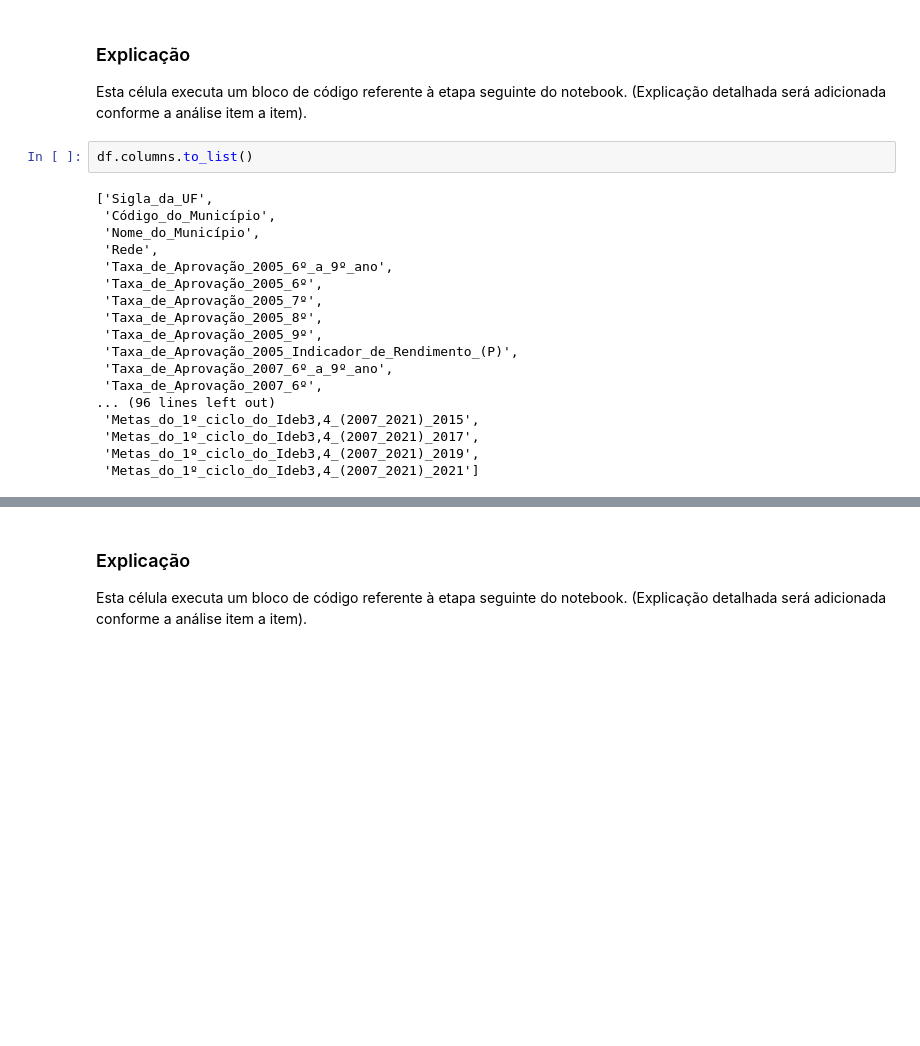
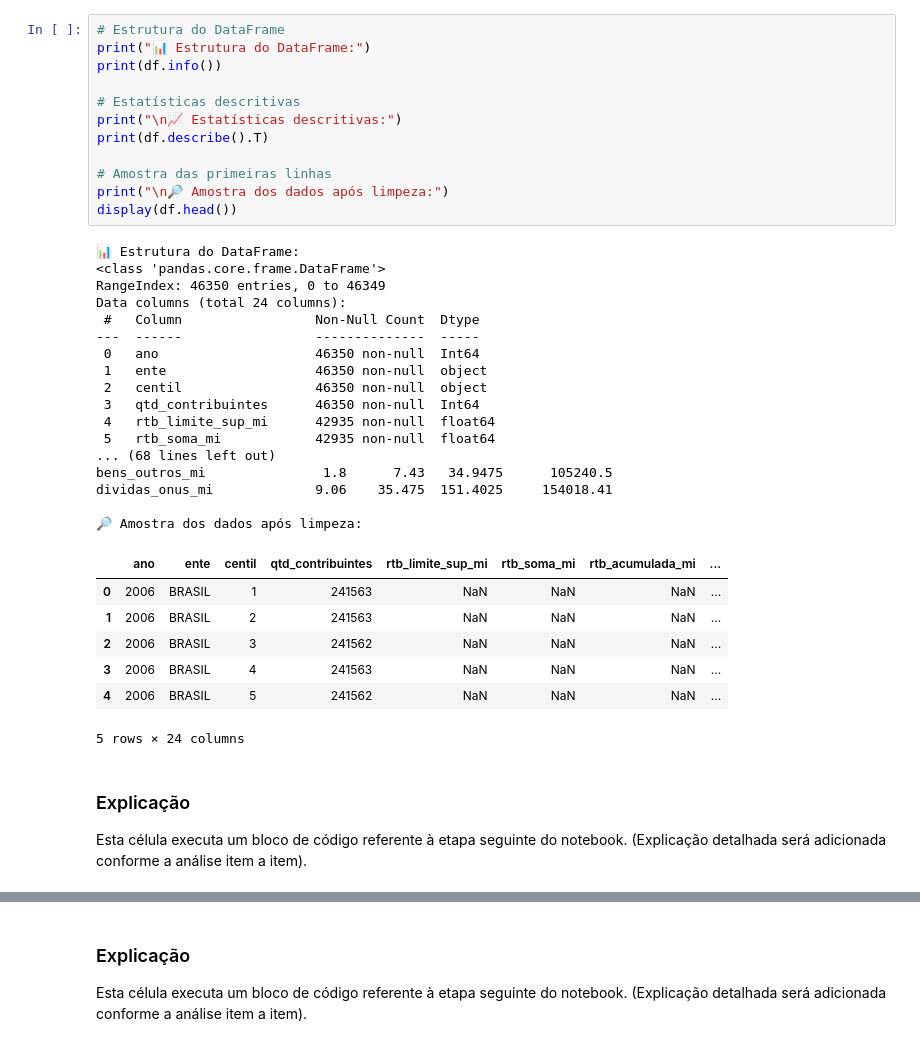
Before and after one commit to PadawanXXVI/kmeans-3d-cluster, a Jupyter notebook: distribuicao-renda.ipynb, the cells around one changed output, grey strips where cells are left out. Saved outputs shown, nothing was run; the diff lists cells and outputs as text; blank space fills up the shorter version.

```diff
--- a/distribuicao-renda.ipynb
+++ b/distribuicao-renda.ipynb
@@ -578,23 +380,40 @@ Visualizando as primeiras linhas após limpeza:
+# %%
+# Estrutura do DataFrame
+print("📊 Estrutura do DataFrame:")
+print(df.info())
+
+# Estatísticas descritivas
+print("\n📈 Estatísticas descritivas:")
+print(df.describe().T)
+
+# Amostra das primeiras linhas
+print("\n🔎 Amostra dos dados após limpeza:")
+display(df.head())
+# %% [output]
+📊 Estrutura do DataFrame:
+<class 'pandas.core.frame.DataFrame'>
+RangeIndex: 46350 entries, 0 to 46349
+Data columns (total 24 columns):
+ #   Column                 Non-Null Count  Dtype
+---  ------                 --------------  -----
+ 0   ano                    46350 non-null  Int64
+ 1   ente                   46350 non-null  object
+ 2   centil                 46350 non-null  object
+ 3   qtd_contribuintes      46350 non-null  Int64
+ 4   rtb_limite_sup_mi      42935 non-null  float64
+ 5   rtb_soma_mi            42935 non-null  float64
+... (68 lines left out)
+bens_outros_mi               1.8      7.43   34.9475      105240.5
+dividas_onus_mi             9.06    35.475  151.4025     154018.41
+
+🔎 Amostra dos dados após limpeza:
+|  | ano | ente | centil | qtd_contribuintes | rtb_limite_sup_mi | rtb_soma_mi | rtb_acumulada_mi | ... |
+| 0 | 2006 | BRASIL | 1 | 241563 | NaN | NaN | NaN | ... |
+| 1 | 2006 | BRASIL | 2 | 241563 | NaN | NaN | NaN | ... |
+| 2 | 2006 | BRASIL | 3 | 241562 | NaN | NaN | NaN | ... |
+| 3 | 2006 | BRASIL | 4 | 241563 | NaN | NaN | NaN | ... |
+| 4 | 2006 | BRASIL | 5 | 241562 | NaN | NaN | NaN | ... |
+5 rows × 24 columns
 # %% [markdown]
 ### Explicação
 Esta célula executa um bloco de código referente à etapa seguinte do notebook. (Explicação detalhada será adicionada conforme a análise item a item).
-# %%
-df.columns.to_list()
-# %% [output]
-['Sigla_da_UF',
- 'Código_do_Município',
- 'Nome_do_Município',
- 'Rede',
- 'Taxa_de_Aprovação_2005_6º_a_9º_ano',
- 'Taxa_de_Aprovação_2005_6º',
- 'Taxa_de_Aprovação_2005_7º',
- 'Taxa_de_Aprovação_2005_8º',
- 'Taxa_de_Aprovação_2005_9º',
- 'Taxa_de_Aprovação_2005_Indicador_de_Rendimento_(P)',
- 'Taxa_de_Aprovação_2007_6º_a_9º_ano',
- 'Taxa_de_Aprovação_2007_6º',
-... (96 lines left out)
- 'Metas_do_1º_ciclo_do_Ideb3,4_(2007_2021)_2015',
- 'Metas_do_1º_ciclo_do_Ideb3,4_(2007_2021)_2017',
- 'Metas_do_1º_ciclo_do_Ideb3,4_(2007_2021)_2019',
- 'Metas_do_1º_ciclo_do_Ideb3,4_(2007_2021)_2021']
```
Also changed, not shown: parts of 21 cells of this notebook.
